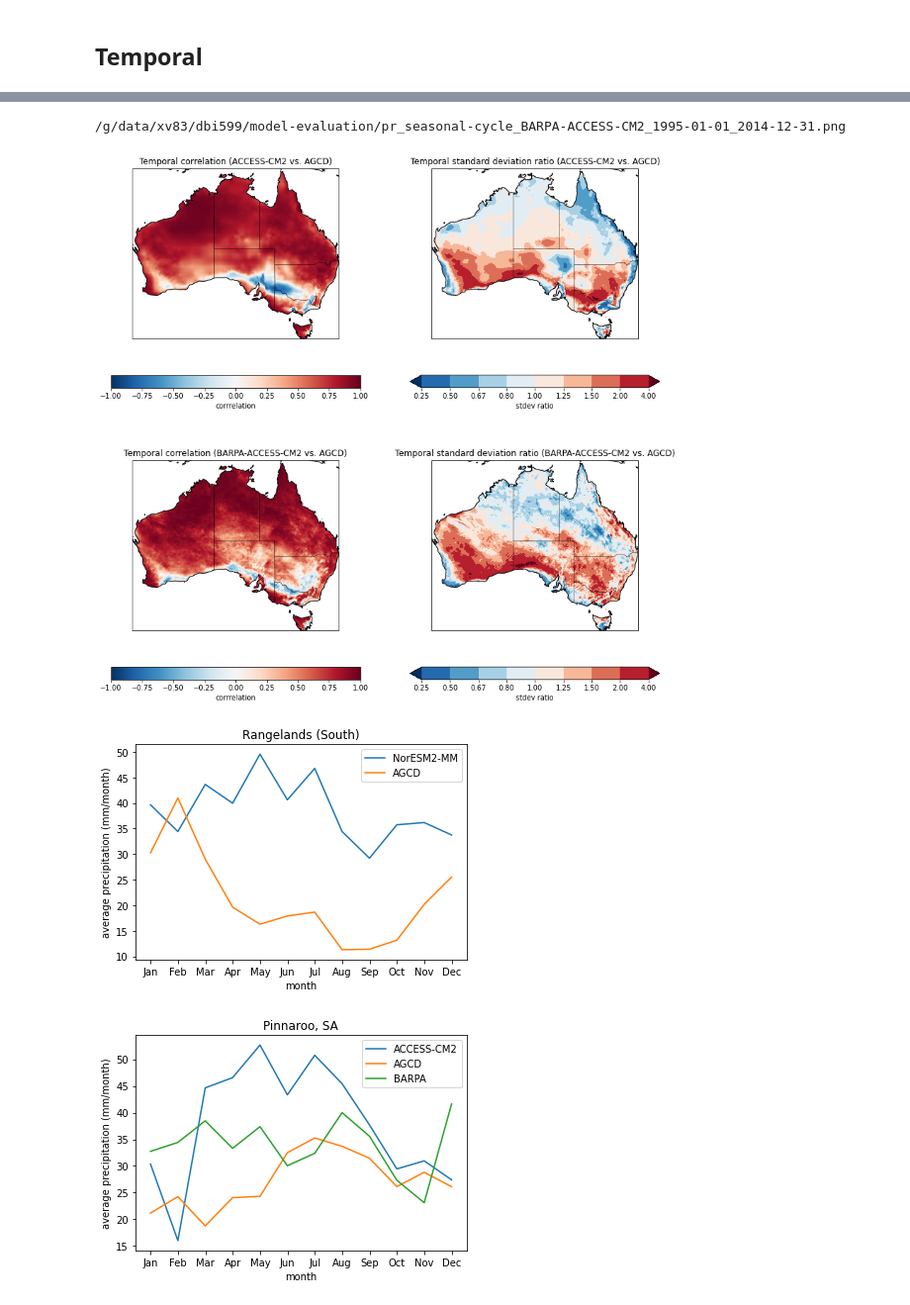
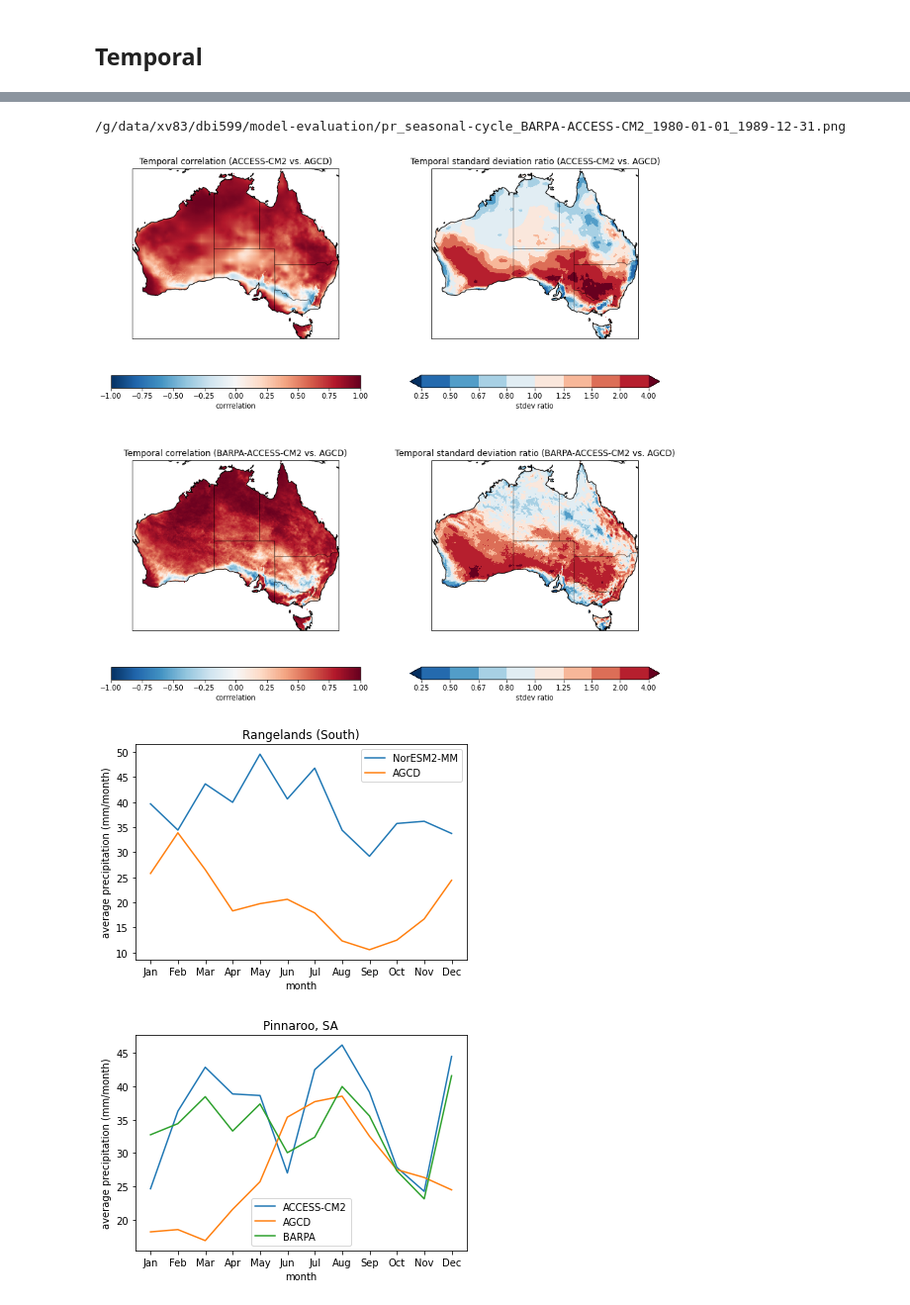
Before and after one commit to AusClimateService/model-evaluation, a Jupyter notebook: pr_climatology.ipynb, the cells around one changed output, grey strips where cells are left out. Shown at 99% size. Drawn from its saved outputs; the diff is of its cells as text; code cells hidden in the pictures.

Commit message:
Custom time periods for CCAM and BARPA

```diff
--- a/pr_climatology.ipynb
+++ b/pr_climatology.ipynb
@@ -27,9 +26,12 @@ end_date = '2014-12-31'
+# %%
+barpa_start_date = '1980-01-01'
+barpa_end_date = '1989-12-31'
 # %%
 aus_shape = gp.read_file('/g/data/xv83/dbi599/shapefiles/australia/australia.shp')
 # %% [markdown]
 ## AGCD data
 # %%
-agcd_years = np.arange(1995, 2015, 1)
+agcd_years = np.arange(1980, 2015, 1)
 agcd_pr_files = [f'/g/data/zv2/agcd/v2/precip/total/r005/01month/agcd_v2_precip_total_r005_monthly_{year}.nc' for year in agcd_years]
 agcd_pr_files
 # %% [output]
@@ -56,3 +57,17 @@ agcd_pr_files
 # %%
-agcd_ds = xr.open_mfdataset(agcd_pr_files)
-agcd_ds = agcd_ds.sel({'time': slice(start_date, end_date)})
+def read_agcd(ds, start_date, end_date):
+    """Read and process AGCD data"""
+
+    ds_subset = ds.sel({'time': slice(start_date, end_date)})
+
+    agcd_annual_totals = ds_subset.resample({'time': 'A'}).sum('time', keep_attrs=True)
+    agcd_annual_clim = agcd_annual_totals.mean('time', keep_attrs=True)
+    agcd_monthly_clim = agcd_ds.groupby('time.month').mean('time', keep_attrs=True)
+
+    agcd_annual_clim = spatial_selection.select_shapefile_regions(agcd_annual_clim, aus_shape)
+    agcd_monthly_clim = spatial_selection.select_shapefile_regions(agcd_monthly_clim, aus_shape)
+
+    agcd_annual_clim = agcd_annual_clim.compute()
+    agcd_monthly_clim = agcd_monthly_clim.compute()
+
+    return agcd_annual_clim, agcd_monthly_clim
@@ -92,0 +91,2 @@ agcd_monthly_clim = spatial_selection.select_shapefile_regions(agcd_monthly_clim
+# %%
+agcd_annual_clim_barpa_times, agcd_monthly_clim_barpa_times = read_agcd(agcd_ds, barpa_start_date, barpa_end_date)
@@ -257,38 +257,38 @@ plotting.temporal_evaluation(
 # %%
 plotting.temporal_evaluation(
     monthly_clim_dict['ACCESS-CM2']['pr'],
-    agcd_monthly_clim['precip'],
+    agcd_monthly_clim_barpa_times['precip'],
     'pr',
     'ACCESS-CM2',
     'BARPA',
-    start_date,
-    end_date,
+    barpa_start_date,
+    barpa_end_date,
     rcm_monthly_clim=monthly_clim_dict['BARPA']['pr'],
 )
 # %% [output]
-/g/data/xv83/dbi599/model-evaluation/pr_seasonal-cycle_BARPA-ACCESS-CM2_1995-01-01_2014-12-31.png
+/g/data/xv83/dbi599/model-evaluation/pr_seasonal-cycle_BARPA-ACCESS-CM2_1980-01-01_1989-12-31.png
-[figure, old version]
+[figure, new version]
 # %%
 plotting.seasonal_cycle(
     monthly_clim_dict['NorESM2-MM']['pr'],
-    agcd_monthly_clim['precip'],
+    agcd_monthly_clim_ccam_times['precip'],
     'NorESM2-MM',
     cluster_name='Rangelands (South)'
 )
 # %% [output]
-[figure, old version]
+[figure, new version]
 # %%
 plotting.seasonal_cycle(
     monthly_clim_dict['ACCESS-CM2']['pr'],
-    agcd_monthly_clim['precip'],
+    agcd_monthly_clim_barpa_times['precip'],
     'ACCESS-CM2',
     rcm_monthly_clim=monthly_clim_dict['BARPA']['pr'],
     rcm_name='BARPA',
     latlon_point=[-35.261, 140.905],
     latlon_name='Pinnaroo, SA'
 )
 # %% [output]
-[figure, old version]
+[figure, new version]
 # %%
 plotting.seasonal_cycle(
     monthly_clim_dict['ACCESS-CM2']['pr'],
```
Also changed, not shown: parts of 21 cells of this notebook.
